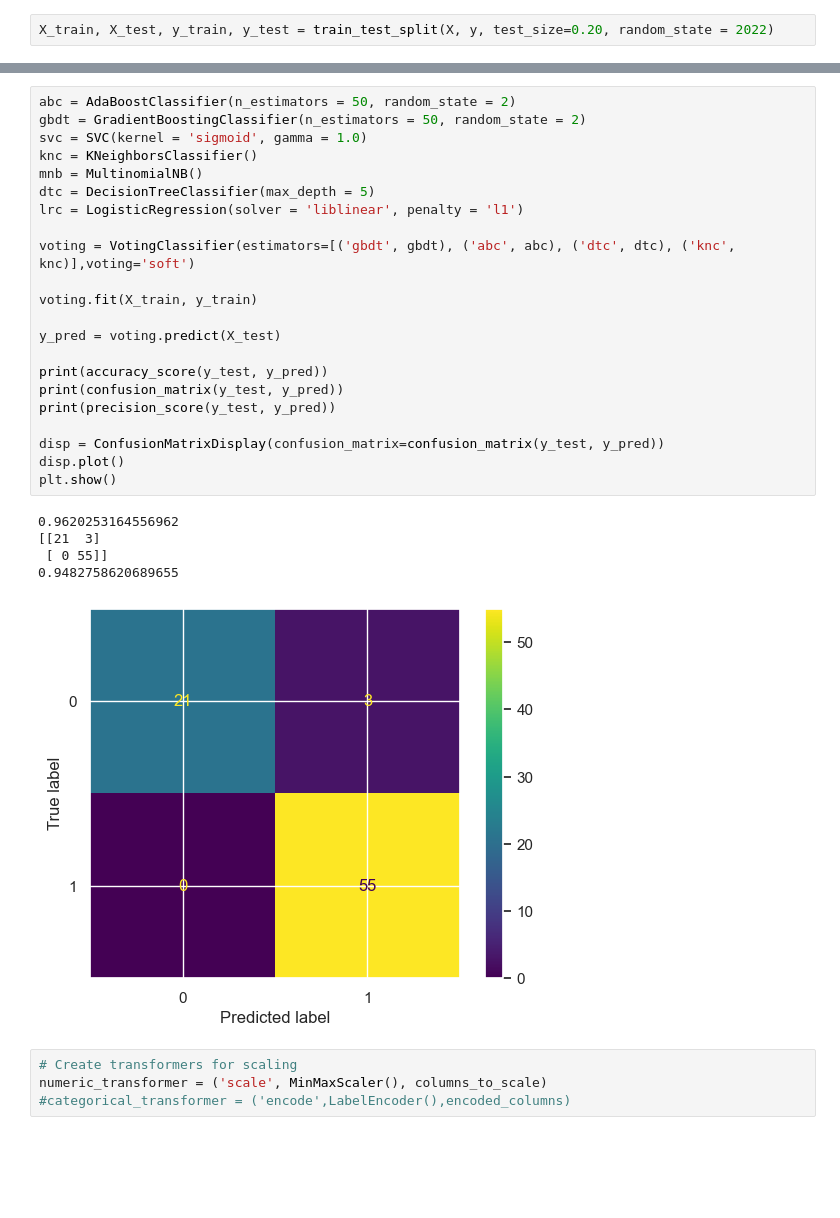
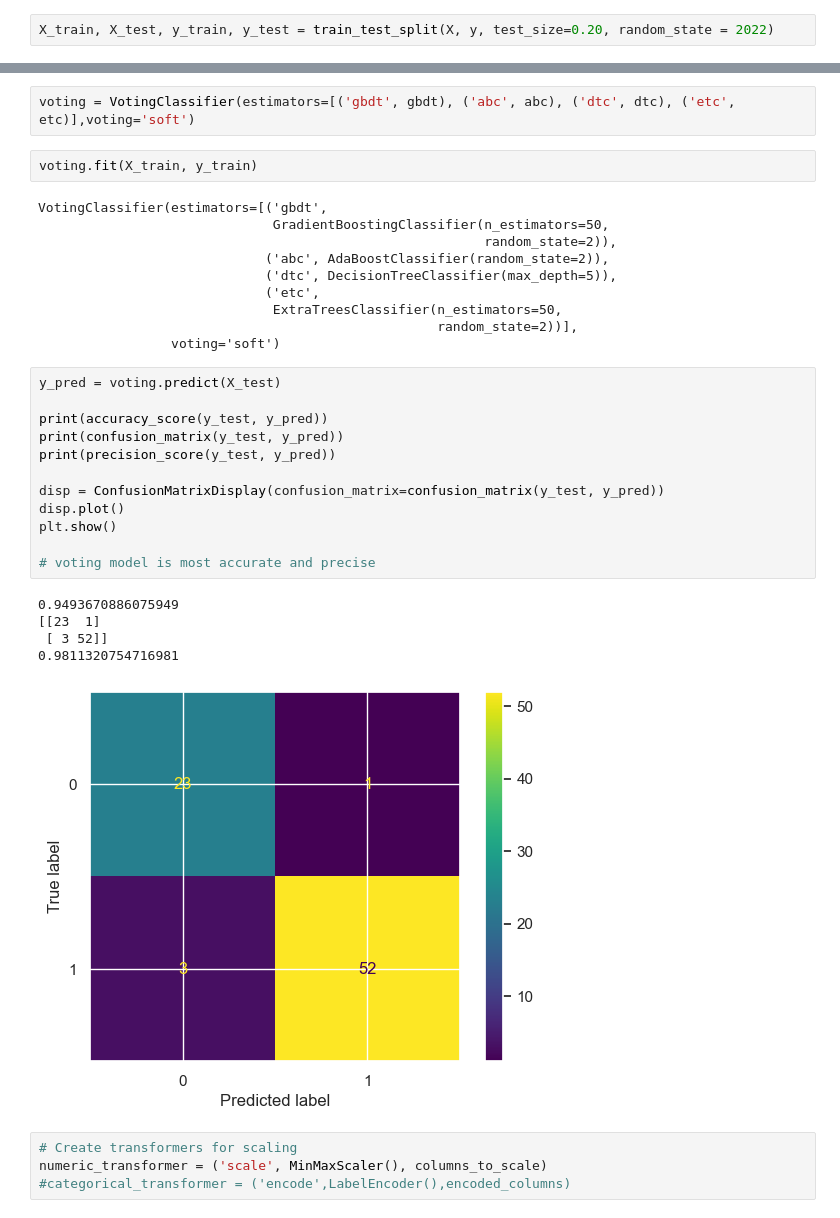
Before and after one commit to RacHiT101/MLOps-Heart_Disesase_Pred, a Jupyter notebook: MLOPS_Heart_Disease.ipynb, the cells around one changed output, grey strips where cells are left out. Saved outputs shown, nothing was run; the diff lists cells and outputs as text; blank space fills up the shorter version.

```diff
--- a/MLOPS_Heart_Disease.ipynb
+++ b/MLOPS_Heart_Disease.ipynb
@@ -1082,31 +1084,35 @@ xgb = XGBClassifier(n_estimators = 50, random_state=2)
+# %%
+voting = VotingClassifier(estimators=[('gbdt', gbdt), ('abc', abc), ('dtc', dtc), ('etc', etc)],voting='soft')
+# %%
+voting.fit(X_train, y_train)
+# %% [output]
+VotingClassifier(estimators=[('gbdt',
+                              GradientBoostingClassifier(n_estimators=50,
+                                                         random_state=2)),
+                             ('abc', AdaBoostClassifier(random_state=2)),
+                             ('dtc', DecisionTreeClassifier(max_depth=5)),
+                             ('etc',
+                              ExtraTreesClassifier(n_estimators=50,
+                                                   random_state=2))],
+                 voting='soft')
 # %%
-abc = AdaBoostClassifier(n_estimators = 50, random_state = 2)
-gbdt = GradientBoostingClassifier(n_estimators = 50, random_state = 2)
-svc = SVC(kernel = 'sigmoid', gamma = 1.0)
-knc = KNeighborsClassifier()
-mnb = MultinomialNB()
-dtc = DecisionTreeClassifier(max_depth = 5)
-lrc = LogisticRegression(solver = 'liblinear', penalty = 'l1')
-
-voting = VotingClassifier(estimators=[('gbdt', gbdt), ('abc', abc), ('dtc', dtc), ('knc', knc)],voting='soft')
-
-voting.fit(X_train, y_train)
-
 y_pred = voting.predict(X_test)
 
 print(accuracy_score(y_test, y_pred))
 print(confusion_matrix(y_test, y_pred))
 print(precision_score(y_test, y_pred))
 
 disp = ConfusionMatrixDisplay(confusion_matrix=confusion_matrix(y_test, y_pred))
 disp.plot()
 plt.show()
+
+# voting model is most accurate and precise
 # %% [output]
-0.9620253164556962
-[[21  3]
- [ 0 55]]
-0.9482758620689655
+0.9493670886075949
+[[23  1]
+ [ 3 52]]
+0.9811320754716981
-[figure, old version]
+[figure, new version]
 # %%
 # Create transformers for scaling
 numeric_transformer = ('scale', MinMaxScaler(), columns_to_scale)
```
Also changed, not shown: parts of 48 cells of this notebook.
